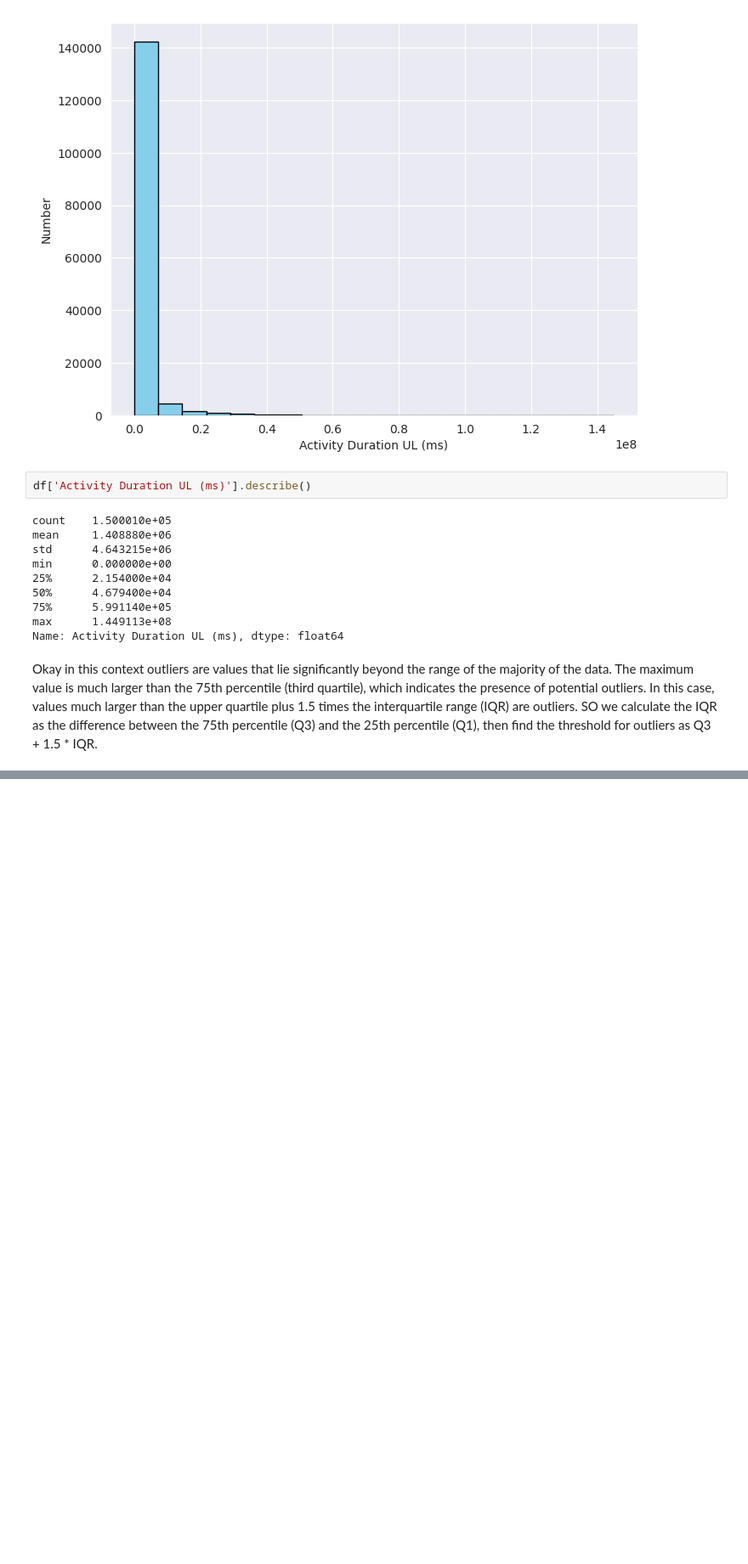
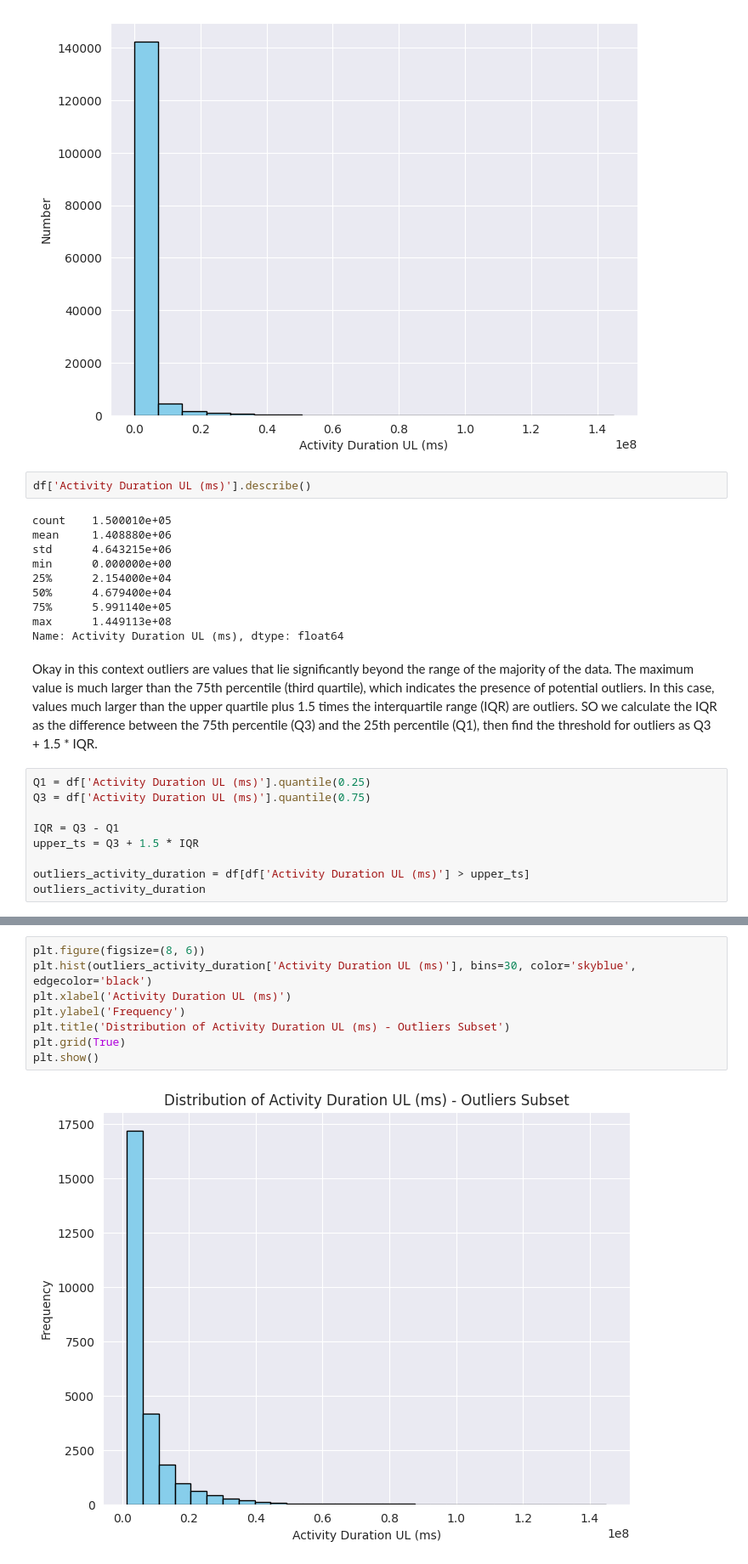
Before and after one commit to biniyam69/telecom, a Jupyter notebook: notebooks/EDA.ipynb, the cells around one changed output, grey strips where cells are left out. Shown at 85% size. Cells and saved outputs as stored; diff of their text form; blank space fills up the shorter version.

```diff
--- a/notebooks/EDA.ipynb
+++ b/notebooks/EDA.ipynb
@@ -414,3 +426,12 @@ outliers are values that lie significantly beyond the range of the majority of t
 The maximum value is much larger than the 75th percentile (third quartile), which indicates the presence of potential outliers.
 In this case, values much larger than the upper quartile plus 1.5 times the interquartile range (IQR) are outliers.
 SO we calculate the IQR as the difference between the 75th percentile (Q3) and the 25th percentile (Q1), then find the threshold for outliers as Q3 + 1.5 * IQR.
+# %%
+Q1 = df['Activity Duration UL (ms)'].quantile(0.25)
+Q3 = df['Activity Duration UL (ms)'].quantile(0.75)
+
+IQR = Q3 - Q1
+upper_ts = Q3 + 1.5 * IQR
+
+outliers_activity_duration = df[df['Activity Duration UL (ms)'] > upper_ts]
+outliers_activity_duration
@@ -416,0 +464,10 @@ SO we calculate the IQR as the difference between the 75th percentile (Q3) and t
+# %%
+plt.figure(figsize=(8, 6))
+plt.hist(outliers_activity_duration['Activity Duration UL (ms)'], bins=30, color='skyblue', edgecolor='black')
+plt.xlabel('Activity Duration UL (ms)')
+plt.ylabel('Frequency')
+plt.title('Distribution of Activity Duration UL (ms) - Outliers Subset')
+plt.grid(True)
+plt.show()
+# %% [output]
+[figure, added]
```
Also changed, not shown: parts of 3 cells of this notebook.
